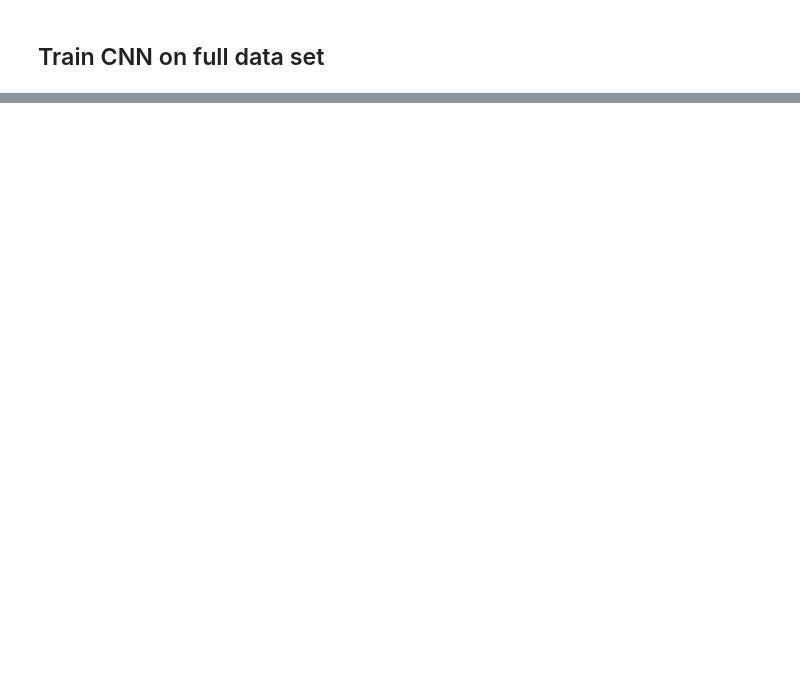
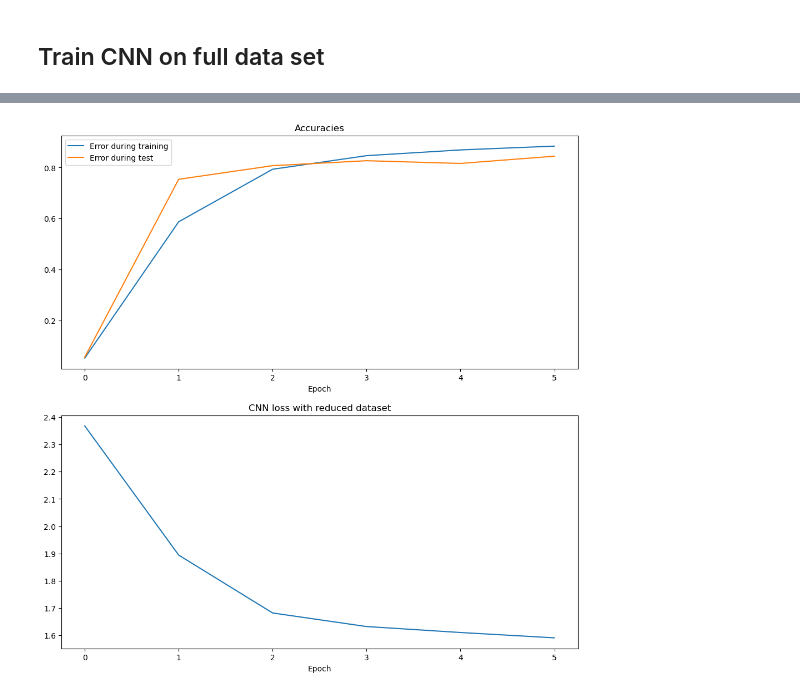
Before and after one commit to alexandre-flamant/FashionMNISTDataAugmentation, a Jupyter notebook: src/Data augmentation on MNIST.ipynb, the cells around one changed output, grey strips where cells are left out. Saved outputs shown, nothing was run; the diff lists cells and outputs as text; code cells hidden in the pictures; blank space fills up the shorter version.

```diff
--- a/src/Data augmentation on MNIST.ipynb
+++ b/src/Data augmentation on MNIST.ipynb
@@ -542,0 +401,14 @@ for ax in (ax1, ax2):
+# %%
+%%time
+
+# Error metrics at initialisation
+
+losses_train_cnn_reduced     = np.zeros(n_epoch_cnn+1)
+accuracies_train_cnn_reduced = np.zeros(n_epoch_cnn+1)
+accuracies_test_cnn_reduced  = np.zeros(n_epoch_cnn+1)
+
+evaluate_raw_performances(cnn_reduced, reduced_train_loader, test_loader, reduced_train_n_batches, test_n_batches,
+                          losses_train_cnn_reduced, accuracies_train_cnn_reduced, accuracies_test_cnn_reduced,
+                          loss_function_cnn_reduced, optimizer_cnn_reduced)
+
+print()
@@ -542,0 +438,23 @@ for ax in (ax1, ax2):
+# %%
+# Plots of accuracy and of loss function, images generated from your reference sample.
+epochs = np.arange(n_epoch_cnn+1)
+fig, (ax1, ax2) = plt.subplots(2, 1, figsize=(12,12))
+
+ax1.plot(epochs, accuracies_train_cnn_reduced, label = "Error during training")
+ax1.plot(epochs, accuracies_test_cnn_reduced, label = "Error during test")
+ax1.set_title('Accuracies')
+ax1.set_xlabel('Epoch')
+ax1.legend()
+
+ax2.plot(epochs, losses_train_cnn_reduced)
+ax2.set_title('CNN loss with reduced dataset')
+ax2.set_xlabel('Epoch')
+
+
+for ax in (ax1, ax2):
+    ax.xaxis.set_major_locator(MaxNLocator(integer=True))
+    ax.xaxis.set_major_formatter(FormatStrFormatter('%.0f'))
+
+#plt.savefig("../figures/CNN_Metrics.png")
+# %% [output]
+[figure, added]
```
Also changed, not shown: parts of 55 cells of this notebook, 2 other files.
